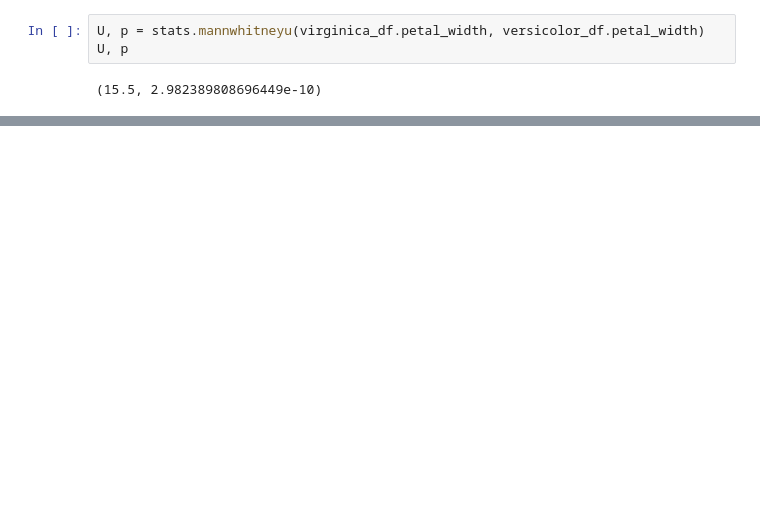
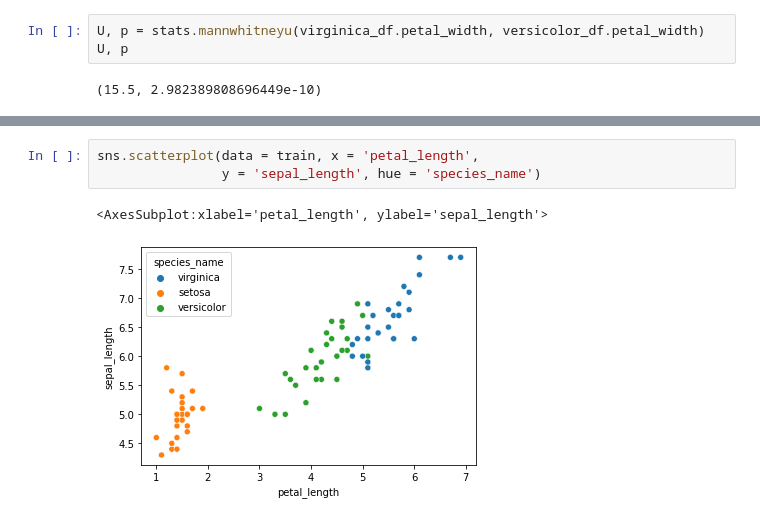
Before and after one commit to ForrestMccrosky/classification-exercises, a Jupyter notebook: classification_exercises.ipynb, the cells around one changed output, grey strips where cells are left out. Drawn from its saved outputs; the diff is of its cells as text; blank space fills up the shorter version.

```diff
--- a/classification_exercises.ipynb
+++ b/classification_exercises.ipynb
@@ -846,0 +874,6 @@ U, p
+# %%
+sns.scatterplot(data = train, x = 'petal_length',
+                y = 'sepal_length', hue = 'species_name')
+# %% [output]
+<AxesSubplot:xlabel='petal_length', ylabel='sepal_length'>
+[figure, added]
```
Also changed, not shown: parts of 31 cells of this notebook.
